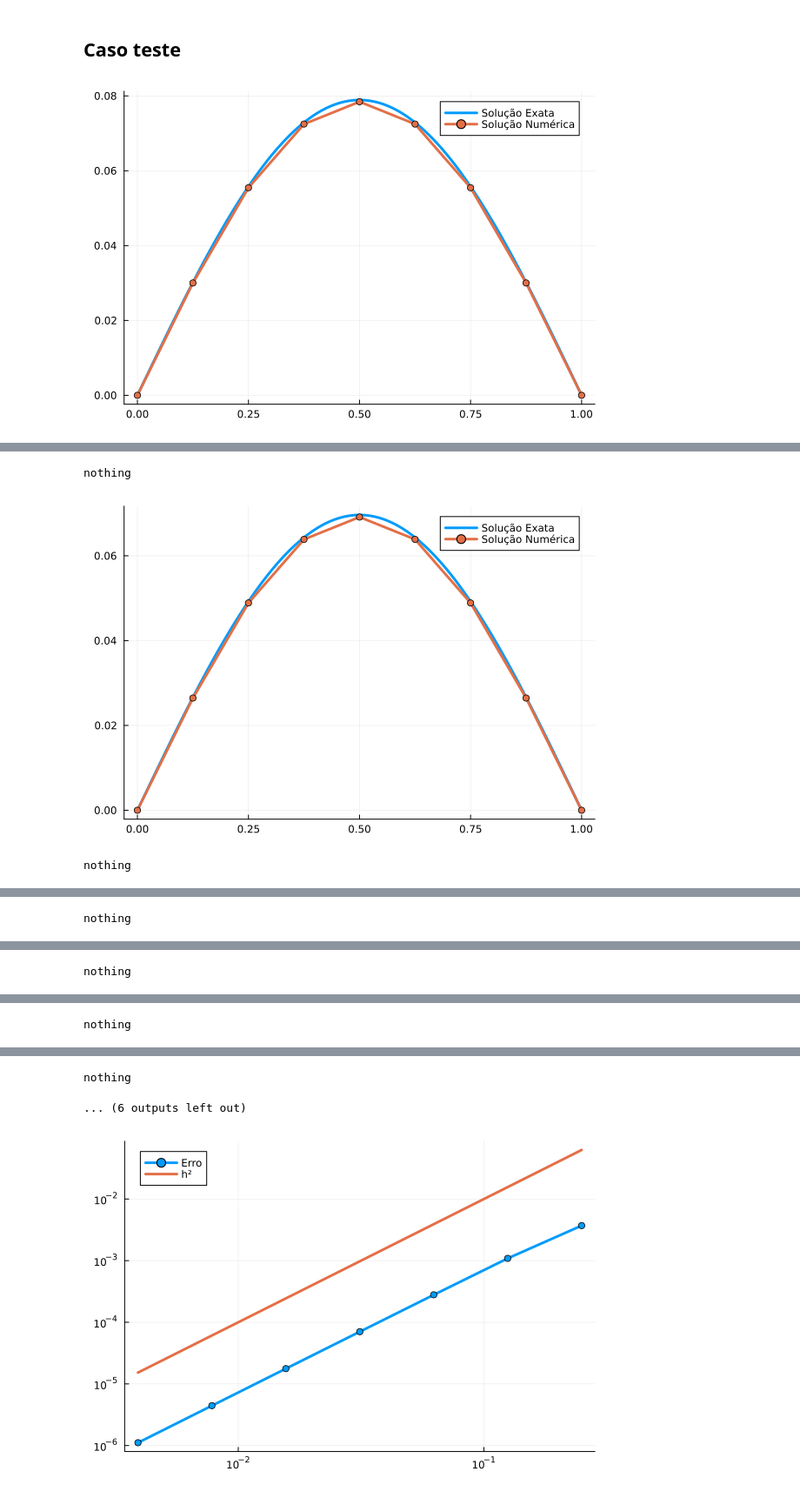
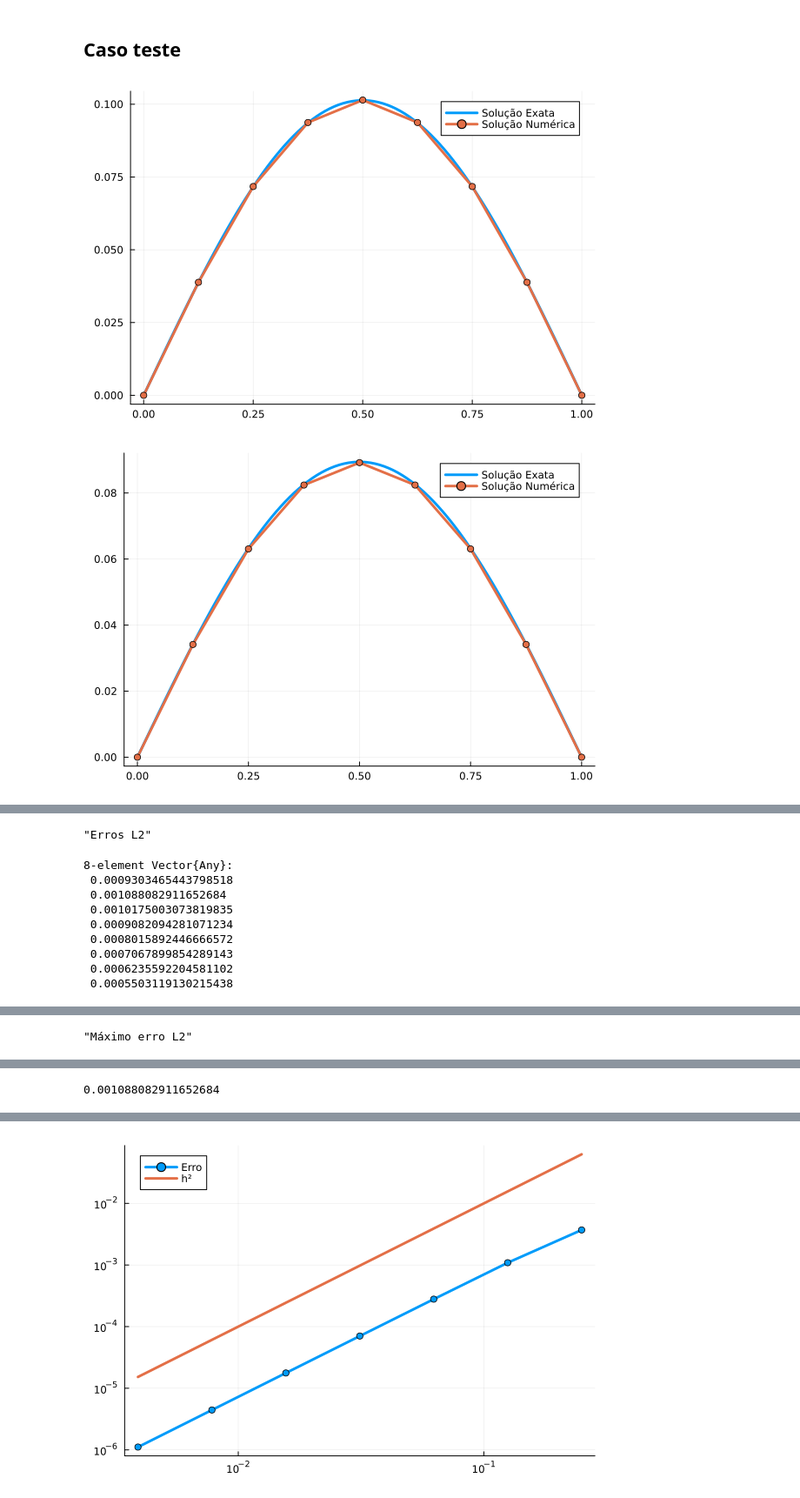
Before and after one commit to CarlosEduardoValladares/Elementos-Finitos-2024.2, a Jupyter notebook: Trabalho 2.ipynb, the cells around one changed output, grey strips where cells are left out. Shown at 87% size. Saved outputs shown, nothing was run; the diff lists cells and outputs as text; code cells hidden in the pictures.

Commit message:
Mostrando solução no tempo inicial e possibilitando plot sem solução exata associada

```diff
--- a/Trabalho 2.ipynb
+++ b/Trabalho 2.ipynb
@@ -123,8 +123,17 @@ erro_L2_parabolico (generic function with 1 method)
 # %% [markdown]
 ## Funções auxiliares de visualização
 # %%
-function plot_exact_and_numerical(ne::Int64, u, t, α, β, γ, sol_on_points, isContinous::Bool)
-    m = ne-1
+function plot_numerical(ne, m, sol_on_points, isContinous::Bool)
+    points = get_point.(0:ne, m)
+
+    if(isContinous)
+        display(plot(points, sol_on_points, lw=3, markershape=:circle, label="Solução Numérica"))
+    else
+        display(plot(points, sol_on_points, lw=3, seriestype=:scatter, label="Solução Numérica"))
+    end
+end
+
+function plot_exact_and_numerical(ne, m, u, t, α, β, γ, sol_on_points, isContinous::Bool)
     points = get_point.(0:ne, m)
 
     u_on_points = u.((range(0, 1, 100), t, α, β, γ)...)
@@ -460,17 +496,18 @@ estudo_convergencia_parabolico_naolinear (generic function with 1 method)
 # %%
 u0(x) = sin(π*x)/π^2
 du0(x) = cos(π*x)/π
 g(s) = s^3 - 2*s
 
 
 α = 1.0
 β = 1.0
 γ = 0.0
 T = 1
 tipo_u0h = 4
 ne = 8
 
 f_nao_linear = (x, t, α, β, γ) -> f2_parabolica_naolinear(x, t, α, β, γ, g, u2_parabolica_naolinear)
-solucao_e_teste_parabolico_naolinear(α, β, γ, g, T, f_nao_linear, u2_parabolica_naolinear, u0, du0, tipo_u0h, ne)
+solucao_e_teste_parabolico_naolinear(α, β, γ, g, T, f_nao_linear, u2_parabolica_naolinear, u0, du0, tipo_u0h, ne, true)
 # %% [output]
-[figure, old version]
+[figure, new version]
+[figure, new version]
@@ -477,3 +521,10 @@ solucao_e_teste_parabolico_naolinear(α, β, γ, g, T, f_nao_linear, u2_paraboli
-nothing
+"Erros L2"
-[figure, old version]
-nothing
+8-element Vector{Any}:
+ 0.0009303465443798518
+ 0.001088082911652684
+ 0.0010175003073819835
+ 0.0009082094281071234
+ 0.0008015892446666572
+ 0.0007067899854289143
+ 0.0006235592204581102
+ 0.0005503119130215438
@@ -481 +531 @@ nothing
-nothing
+"Máximo erro L2"
@@ -483 +532 @@ nothing
-nothing
+0.001088082911652684
@@ -485 +532,0 @@ nothing
-nothing
@@ -487,5 +533,3 @@ nothing
-nothing
-... (6 outputs left out)
 # %%
 n_testes = 8
 estudo_convergencia_parabolico_naolinear(α, β, γ, g, T, f_nao_linear, u2_parabolica_naolinear, u0, du0, tipo_u0h, n_testes)
```
Also changed, not shown: parts of 3 cells of this notebook.
